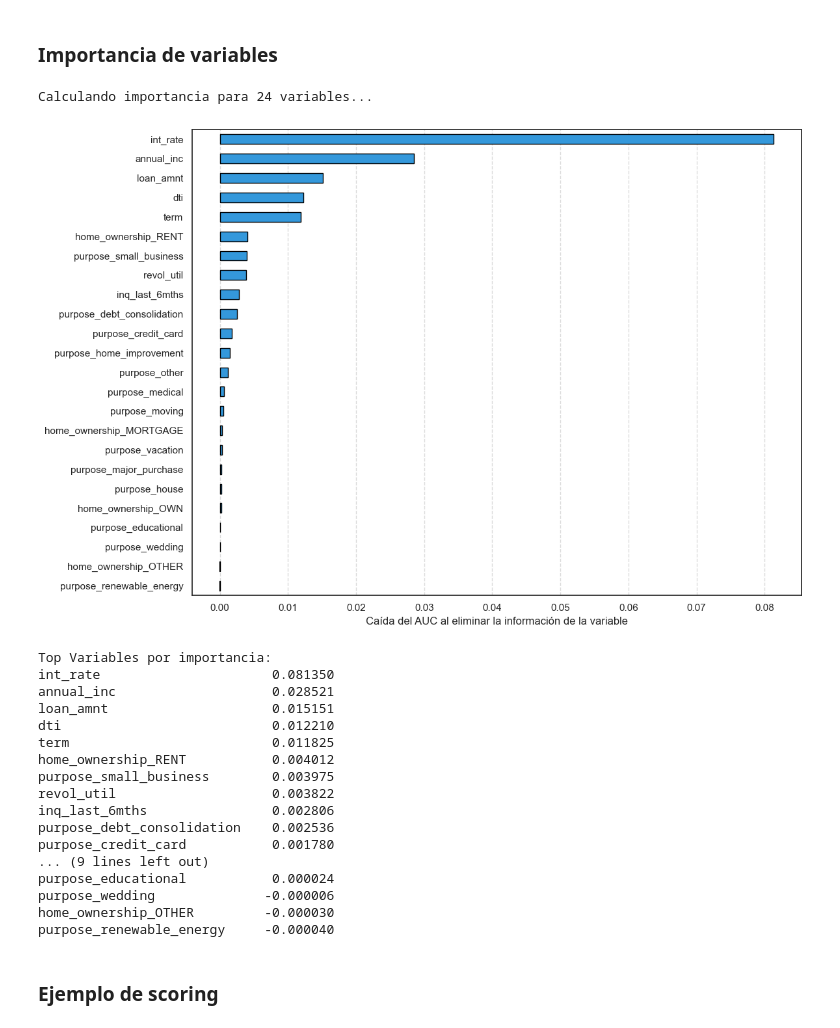
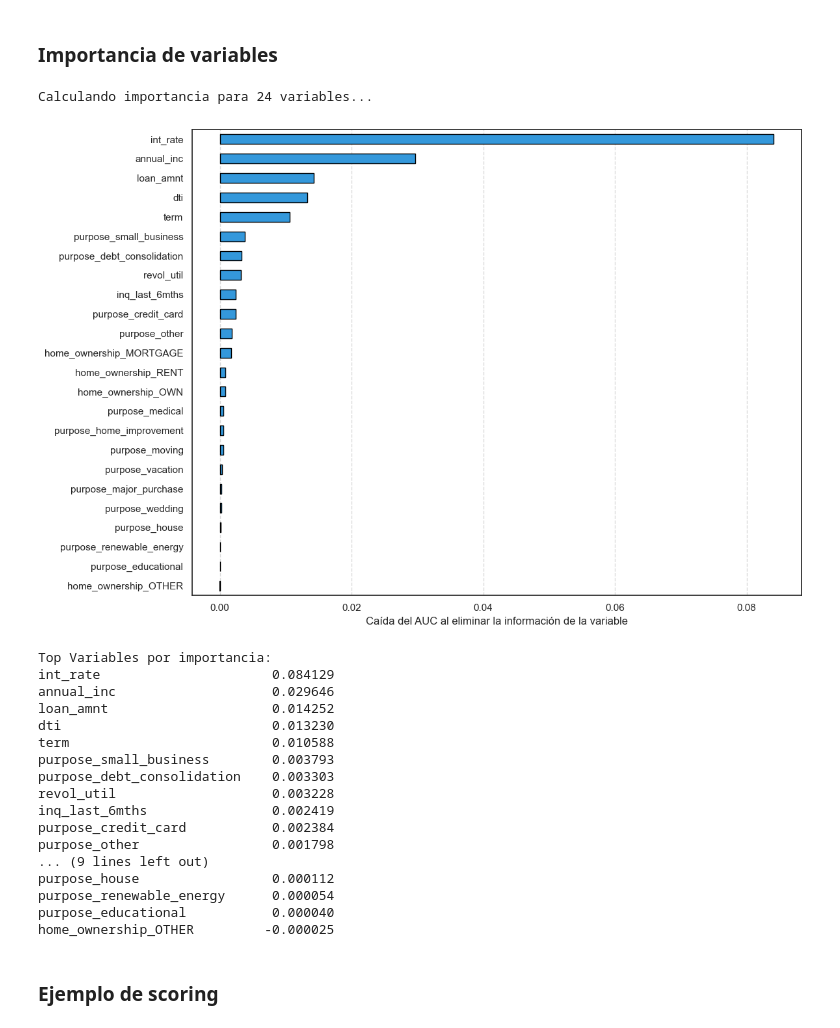
Before and after one commit to jihernandezc/rnaab_riesgo_crediticio, a Jupyter notebook: RAAB_T2_riesgo_crediticio.ipynb, the cells around one changed output. Saved outputs shown, nothing was run; the diff lists cells and outputs as text; code cells hidden in the pictures.

Commit message:
Guardar modelo smote

```diff
--- a/RAAB_T2_riesgo_crediticio.ipynb
+++ b/RAAB_T2_riesgo_crediticio.ipynb
@@ -503,7 +503,7 @@ y = df_modelo['target']
 vars_disponibles = X.columns.tolist()
 
 #Guardar la lista de variables
-with open('variables_modelo.json', 'w') as f:
+with open(fr'{model_dir}/variables_modelo.json', 'w') as f:
     json.dump(vars_disponibles, f, indent=4)
 
 #Extracción de Rangos de Validación
@@ -523,7 +523,7 @@ for col in vars_disponibles:
         }
 
 # Guardar los Rangos de Validación (Para límites en la UI)
-with open('rangos_validacion.json', 'w') as f:
+with open(fr'{model_dir}/rangos_validacion.json', 'w') as f:
     json.dump(validacion_datos, f, indent=4)
 
 #Con el parámetro stratify se busca que la proporción de malos y buenos pagadores no se altere con respecto al Dataframe original
@@ -1105,7 +1107,7 @@ def probabilidad_a_score(probabilidad, pdo=20, score_base=600, odds_base=1):
     return np.clip(score, 300, 850)
 
 # Calculamos el score para el conjunto de test
-scores_test = probabilidad_a_score(y_prob_nn)
+scores_test = probabilidad_a_score(y_prob_smote)
 
 #Mostramos los resultados de los scores para los datos de testing
 print("Estadísticas del score en la población de test:")
@@ -1284,7 +1286,7 @@ Muy alto riesgo      1384        559.3                 57.9          2.6
 # %%
 # 1. Definimos la función de evaluación
 def get_score(X, y):
-    y_pred = model.predict(X, verbose=0).flatten()
+    y_pred = model_smot.predict(X, verbose=0).flatten()
     return roc_auc_score(y, y_pred)
 
 # 2. Aseguramos que la lista de nombres coincida con el número de columnas de la matriz
@@ -1300,51 +1302,51 @@ print(f"Calculando importancia para {n_columnas} variables...")
 
 # 4. Bucle de permutación corregido
 for i in range(n_columnas):
     var = nombres_validos[i]
     X_permuted = X_test_scaled.copy()
 
     # Desordenamos la columna i de forma aleatoria
     np.random.shuffle(X_permuted[:, i])
 
     # Evaluamos el impacto
     permuted_auc = get_score(X_permuted, y_test)
     importancias[var] = baseline_auc - permuted_auc
 
 # 5. Visualización
 importancia_vars = pd.Series(importancias).sort_values(ascending=True)
 
 fig, ax = plt.subplots(figsize=(12, 8))
 importancia_vars.plot(kind='barh', ax=ax, color='#3498db', edgecolor='black')
 
 ax.set_xlabel('Caída del AUC al eliminar la información de la variable')
 plt.grid(axis='x', linestyle='--', alpha=0.7)
 plt.tight_layout()
 plt.savefig(fr'{output_dir}/fig10_importancia_variables.png', dpi=150, bbox_inches='tight')
 plt.show()
 
 # Ranking en texto
 print("\nTop Variables por importancia:")
 print(importancia_vars.sort_values(ascending=False).to_string())
 # %% [output]
 Calculando importancia para 24 variables...
-[figure, old version]
+[figure, new version]
 Top Variables por importancia:
-int_rate                      0.081350
-annual_inc                    0.028521
-loan_amnt                     0.015151
-dti                           0.012210
-term                          0.011825
-home_ownership_RENT           0.004012
-purpose_small_business        0.003975
-revol_util                    0.003822
-inq_last_6mths                0.002806
-purpose_debt_consolidation    0.002536
-purpose_credit_card           0.001780
+int_rate                      0.084129
+annual_inc                    0.029646
+loan_amnt                     0.014252
+dti                           0.013230
+term                          0.010588
+purpose_small_business        0.003793
+purpose_debt_consolidation    0.003303
+revol_util                    0.003228
+inq_last_6mths                0.002419
+purpose_credit_card           0.002384
+purpose_other                 0.001798
 ... (9 lines left out)
-purpose_educational           0.000024
-purpose_wedding              -0.000006
-home_ownership_OTHER         -0.000030
-purpose_renewable_energy     -0.000040
+purpose_house                 0.000112
+purpose_renewable_energy      0.000054
+purpose_educational           0.000040
+home_ownership_OTHER         -0.000025
 # %% [markdown]
 ### **Ejemplo de scoring**
 # %%
```
Also changed, not shown: parts of 10 cells of this notebook, 7 other files.
